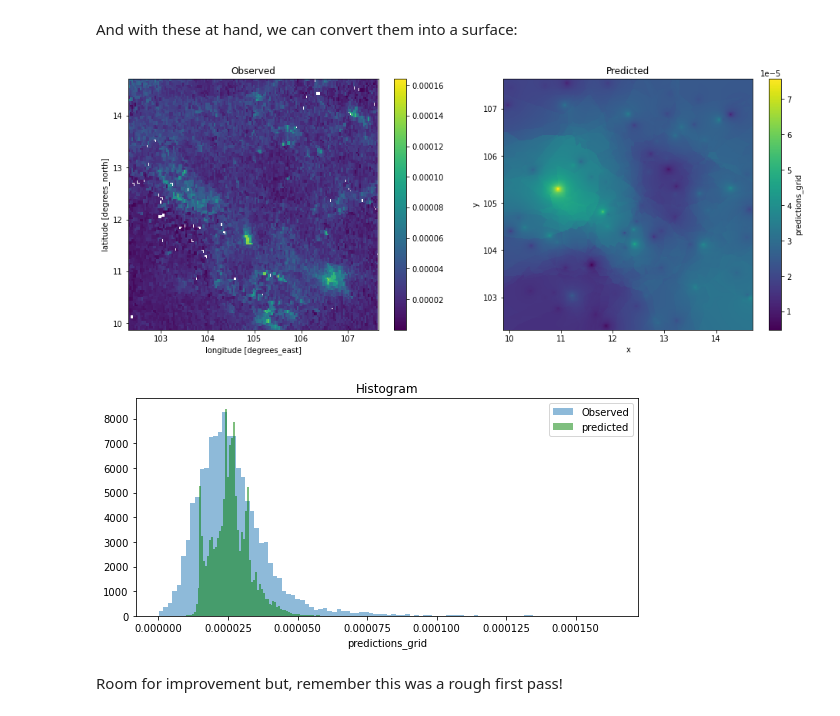
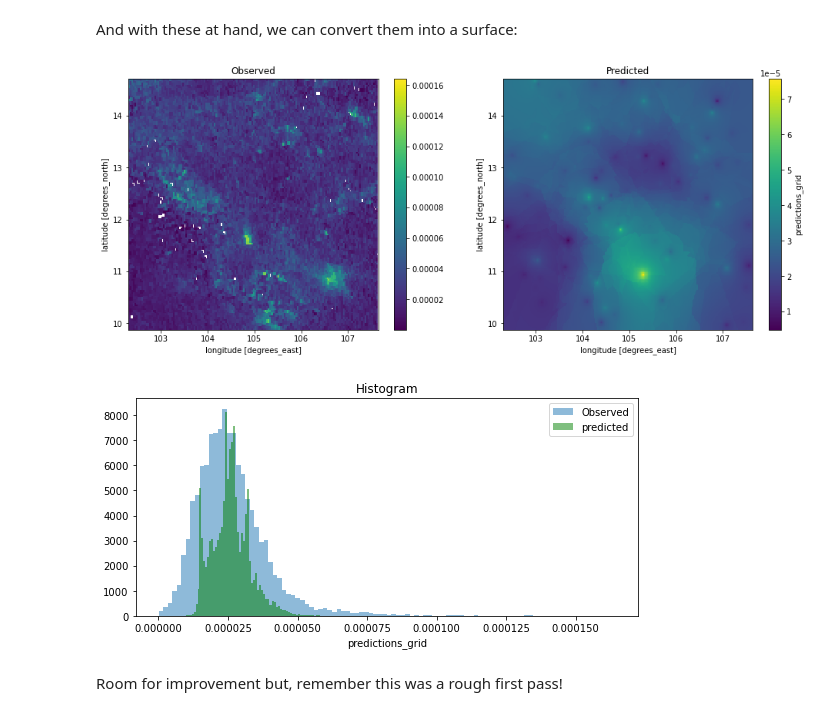
Before and after one commit to darribas/gds4ae, a Jupyter notebook: content/notebooks/04-Spatial_feature_eng_i.ipynb, the cells around one changed output. Saved outputs shown, nothing was run; the diff lists cells and outputs as text; code cells hidden in the pictures.

```diff
--- a/content/notebooks/04-Spatial_feature_eng_i.ipynb
+++ b/content/notebooks/04-Spatial_feature_eng_i.ipynb
@@ -467,21 +467,25 @@ predictions_series = pandas.DataFrame(
 
 predictions_surface = xarray.DataArray().from_series(
     predictions_series["predictions_grid"]
-)
+).rio.write_crs(canvas_mt.rio.crs)
 # %%
 f, axs = plt.subplots(1, 2, figsize=(16, 6))
 
-cvs_pollution.where(cvs_pollution>0).plot(ax=axs[0])
+cvs_pollution.where(
+    cvs_pollution>0
+).plot(ax=axs[0])
 axs[0].set_title("Observed")
 
 predictions_surface.where(
     predictions_surface>0
+).rio.reproject_match(
+    cvs_pollution
 ).plot(ax=axs[1])
 axs[1].set_title("Predicted")
 
 plt.show()
 # %% [output]
-[figure, old version]
+[figure, new version]
 # %%
 f, ax = plt.subplots(1, figsize=(9, 4))
 cvs_pollution.where(
@@ -489,13 +493,15 @@ cvs_pollution.where(
 ).plot.hist(
     bins=100, alpha=0.5, ax=ax, label="Observed"
 )
-predictions_surface.plot.hist(
+predictions_surface.rio.reproject_match(
+    cvs_pollution
+).plot.hist(
     bins=100, alpha=0.5, ax=ax, color="g", label="predicted"
 )
 plt.legend()
 plt.show()
 # %% [output]
-[figure, old version]
+[figure, new version]
 # %% [markdown]
 Room for improvement but, remember this was a rough first pass!
 # %% [markdown]
```
Also changed, not shown: parts of 3 cells of this notebook.
